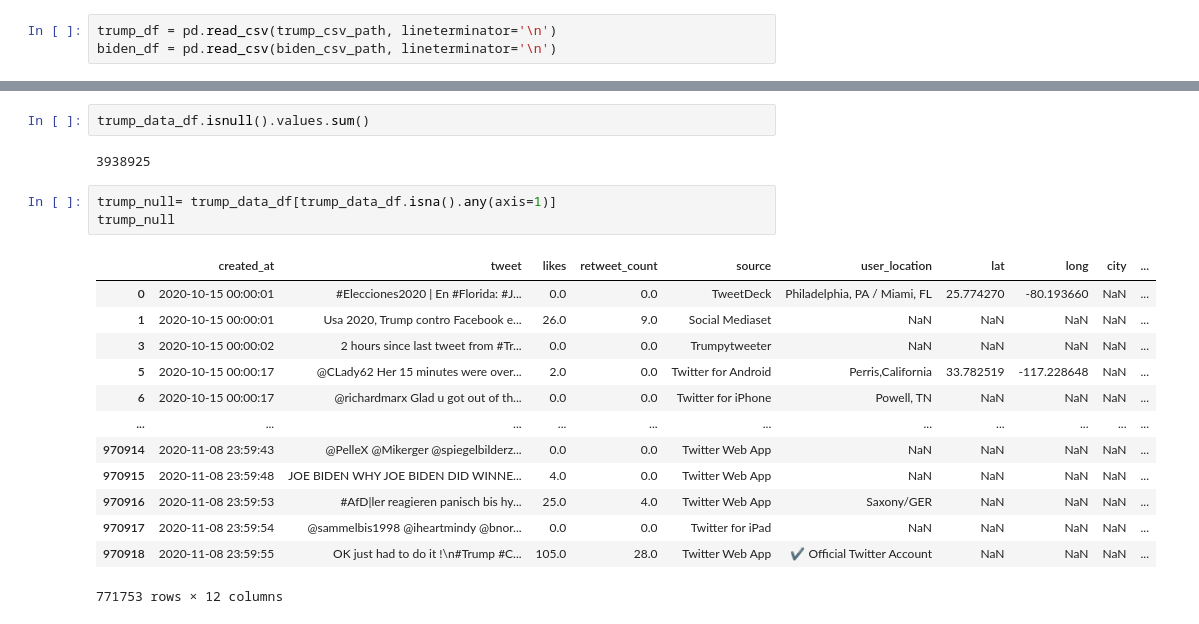
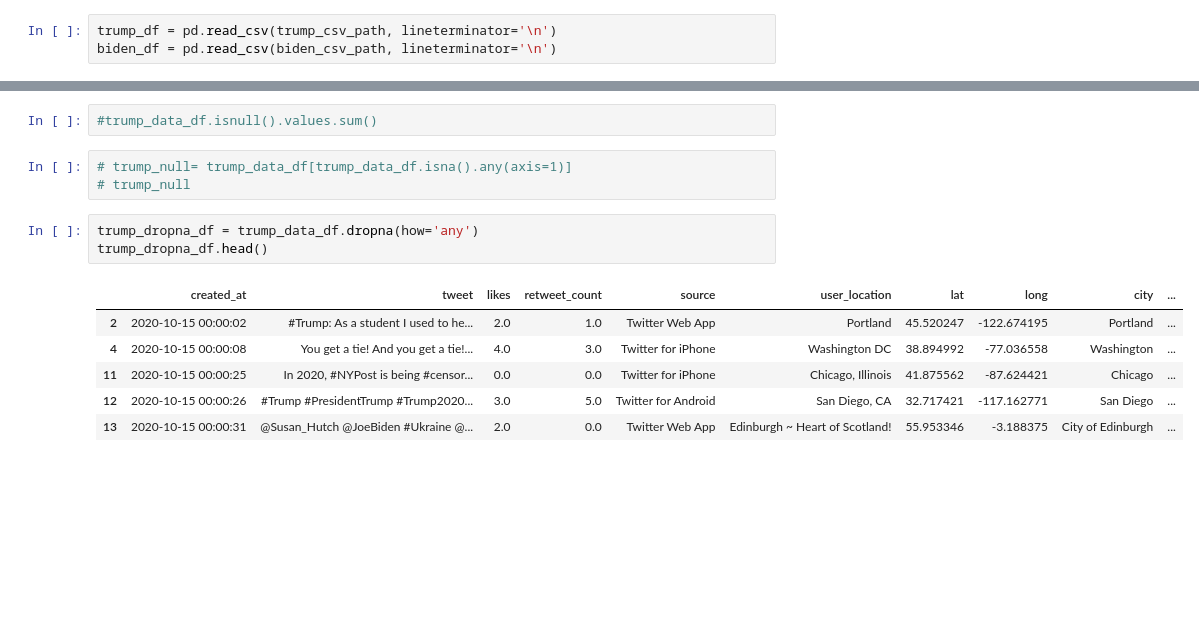
Before and after one commit to olivedisaster/Project-2, a Jupyter notebook: write_data.ipynb, the cells around one changed output, grey strips where cells are left out. Saved outputs shown, nothing was run; the diff lists cells and outputs as text; blank space fills up the shorter version.

Commit message:
cleaning data

```diff
--- a/write_data.ipynb
+++ b/write_data.ipynb
@@ -30,21 +65,15 @@ trump_data_df.head()
 # %%
-trump_data_df.isnull().values.sum()
+#trump_data_df.isnull().values.sum()
-# %% [output]
-3938925
 # %%
-trump_null= trump_data_df[trump_data_df.isna().any(axis=1)]
-trump_null
+# trump_null= trump_data_df[trump_data_df.isna().any(axis=1)]
+# trump_null
-# %% [output]
-|  | created_at | tweet | likes | retweet_count | source | user_location | lat | long | city | ... |
-| 0 | 2020-10-15 00:00:01 | #Elecciones2020 | En #Florida: #J... | 0.0 | 0.0 | TweetDeck | Philadelphia, PA / Miami, FL | 25.774270 | -80.193660 | NaN | ... |
-| 1 | 2020-10-15 00:00:01 | Usa 2020, Trump contro Facebook e... | 26.0 | 9.0 | Social Mediaset | NaN | NaN | NaN | NaN | ... |
-| 3 | 2020-10-15 00:00:02 | 2 hours since last tweet from #Tr... | 0.0 | 0.0 | Trumpytweeter | NaN | NaN | NaN | NaN | ... |
-| 5 | 2020-10-15 00:00:17 | @CLady62 Her 15 minutes were over... | 2.0 | 0.0 | Twitter for Android | Perris,California | 33.782519 | -117.228648 | NaN | ... |
-| 6 | 2020-10-15 00:00:17 | @richardmarx Glad u got out of th... | 0.0 | 0.0 | Twitter for iPhone | Powell, TN | NaN | NaN | NaN | ... |
-| ... | ... | ... | ... | ... | ... | ... | ... | ... | ... | ... |
-| 970914 | 2020-11-08 23:59:43 | @PelleX @Mikerger @spiegelbilderz... | 0.0 | 0.0 | Twitter Web App | NaN | NaN | NaN | NaN | ... |
-| 970915 | 2020-11-08 23:59:48 | JOE BIDEN WHY JOE BIDEN DID WINNE... | 4.0 | 0.0 | Twitter Web App | NaN | NaN | NaN | NaN | ... |
-| 970916 | 2020-11-08 23:59:53 | #AfD|ler reagieren panisch bis hy... | 25.0 | 4.0 | Twitter Web App | Saxony/GER | NaN | NaN | NaN | ... |
-| 970917 | 2020-11-08 23:59:54 | @sammelbis1998 @iheartmindy @bnor... | 0.0 | 0.0 | Twitter for iPad | NaN | NaN | NaN | NaN | ... |
-| 970918 | 2020-11-08 23:59:55 | OK just had to do it !\n#Trump #C... | 105.0 | 28.0 | Twitter Web App | ✔ Official Twitter Account | NaN | NaN | NaN | ... |
-771753 rows × 12 columns
+# %%
+trump_dropna_df = trump_data_df.dropna(how='any')
+trump_dropna_df.head()
+# %% [output]
+|  | created_at | tweet | likes | retweet_count | source | user_location | lat | long | city | ... |
+| 2 | 2020-10-15 00:00:02 | #Trump: As a student I used to he... | 2.0 | 1.0 | Twitter Web App | Portland | 45.520247 | -122.674195 | Portland | ... |
+| 4 | 2020-10-15 00:00:08 | You get a tie! And you get a tie!... | 4.0 | 3.0 | Twitter for iPhone | Washington DC | 38.894992 | -77.036558 | Washington | ... |
+| 11 | 2020-10-15 00:00:25 | In 2020, #NYPost is being #censor... | 0.0 | 0.0 | Twitter for iPhone | Chicago, Illinois | 41.875562 | -87.624421 | Chicago | ... |
+| 12 | 2020-10-15 00:00:26 | #Trump #PresidentTrump #Trump2020... | 3.0 | 5.0 | Twitter for Android | San Diego, CA | 32.717421 | -117.162771 | San Diego | ... |
+| 13 | 2020-10-15 00:00:31 | @Susan_Hutch @JoeBiden #Ukraine @... | 2.0 | 0.0 | Twitter Web App | Edinburgh ~ Heart of Scotland! | 55.953346 | -3.188375 | City of Edinburgh | ... |
```
Also changed, not shown: parts of 8 cells of this notebook, 1 other file.
